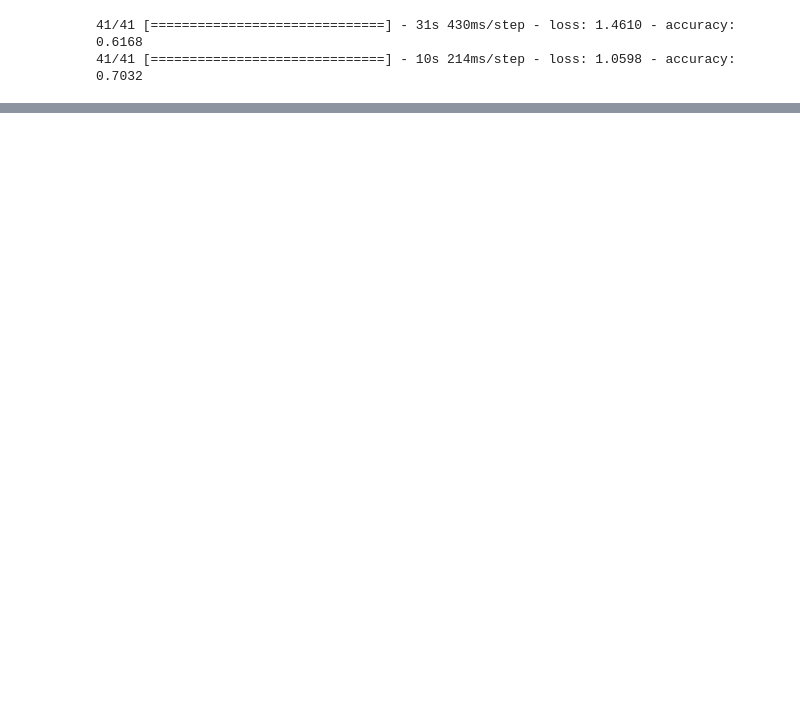
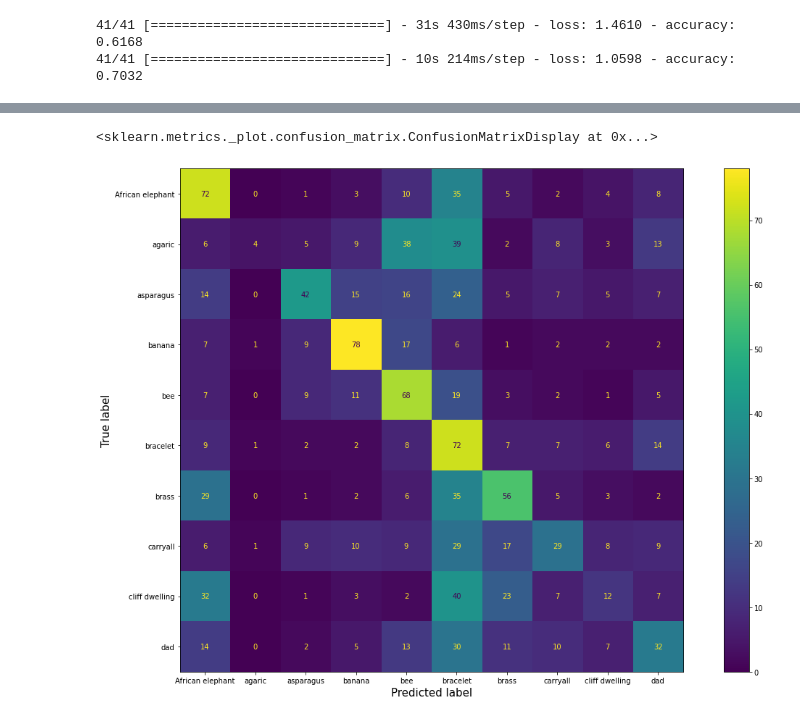
Before and after one commit to nelsonalbertohj/Magno-Parvo-CNN, a Jupyter notebook: Data_analysis_and_results.ipynb, the cells around one changed output, grey strips where cells are left out. Saved outputs shown, nothing was run; the diff lists cells and outputs as text; code cells hidden in the pictures; blank space fills up the shorter version.

```diff
--- a/Data_analysis_and_results.ipynb
+++ b/Data_analysis_and_results.ipynb
@@ -98,0 +191,10 @@ array([2, 6, 9, ..., 3, 9, 4])
+# %%
+#Load Train and Test
+dual_pred_outputs = dual_stream_model.predict(test_ds_blurred)
+dual_pred_outputs = np.argmax(dual_pred_outputs,axis=1)
+
+single_pred_outputs = single_model.predict(test_ds_blurred)
+single_pred_outputs = np.argmax(single_pred_outputs,axis=1)
+
+true_outputs = np.concatenate([labels for _,labels in test_ds_blurred])
+true_outputs = np.argmax(true_outputs,axis=1)
@@ -98,0 +220,16 @@ array([2, 6, 9, ..., 3, 9, 4])
+# %%
+#Generate Confusion Matrix for Dual-stream model
+cm = confusion_matrix(true_outputs,dual_pred_outputs)
+class_names = test_ds.class_names
+
+disp_cm = ConfusionMatrixDisplay(cm,display_labels=class_names)
+fig, ax = plt.subplots()
+fig.set_size_inches(16.5, 10.5)
+ax.set_xlabel("Predicted Label", fontsize = 15)
+ax.set_ylabel("True Label", fontsize = 15)
+plt.tight_layout()
+
+disp_cm.plot(ax=ax)
+# %% [output]
+<sklearn.metrics._plot.confusion_matrix.ConfusionMatrixDisplay at 0x...>
+[figure, added]
```
Also changed, not shown: parts of 19 cells of this notebook.
